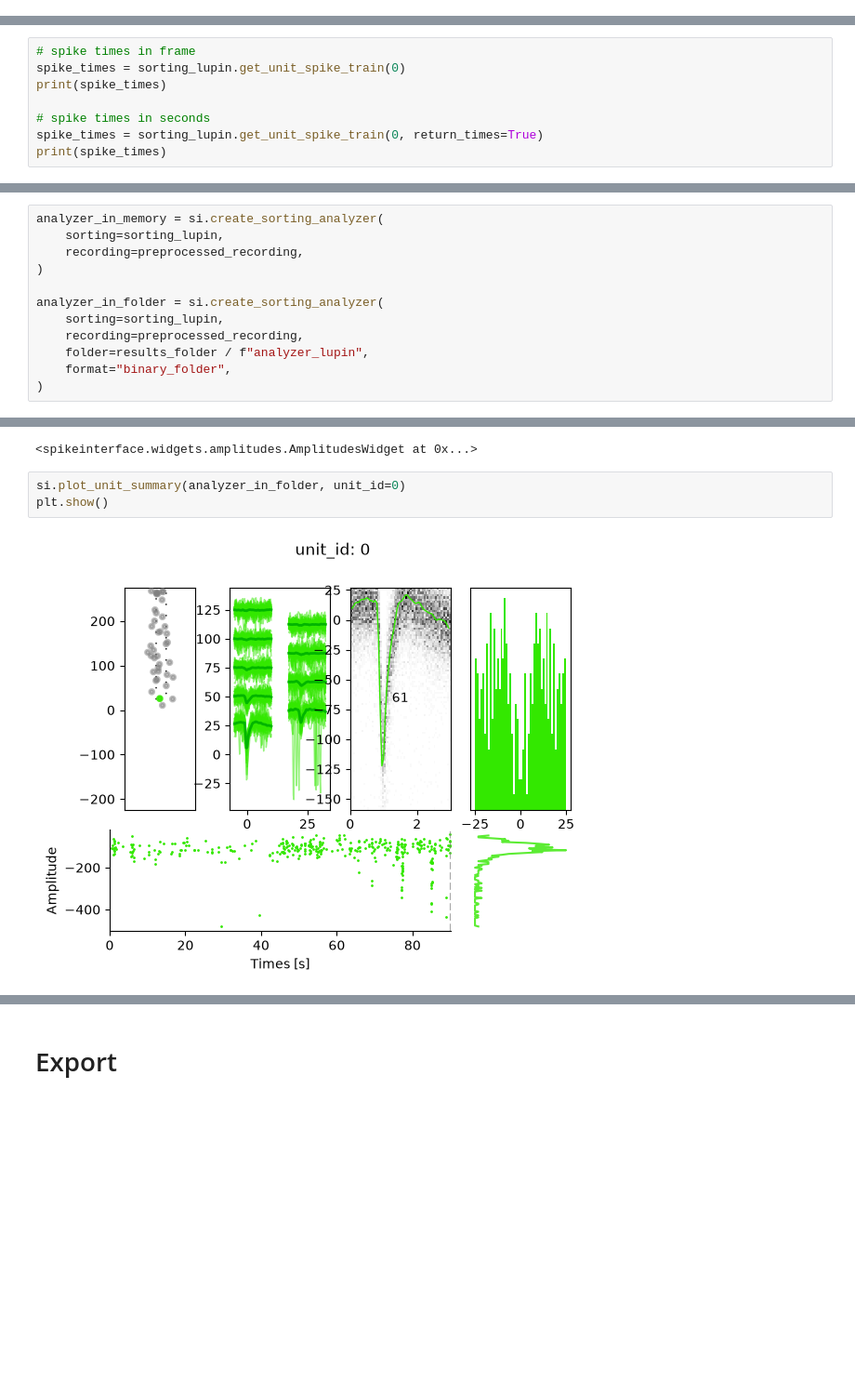
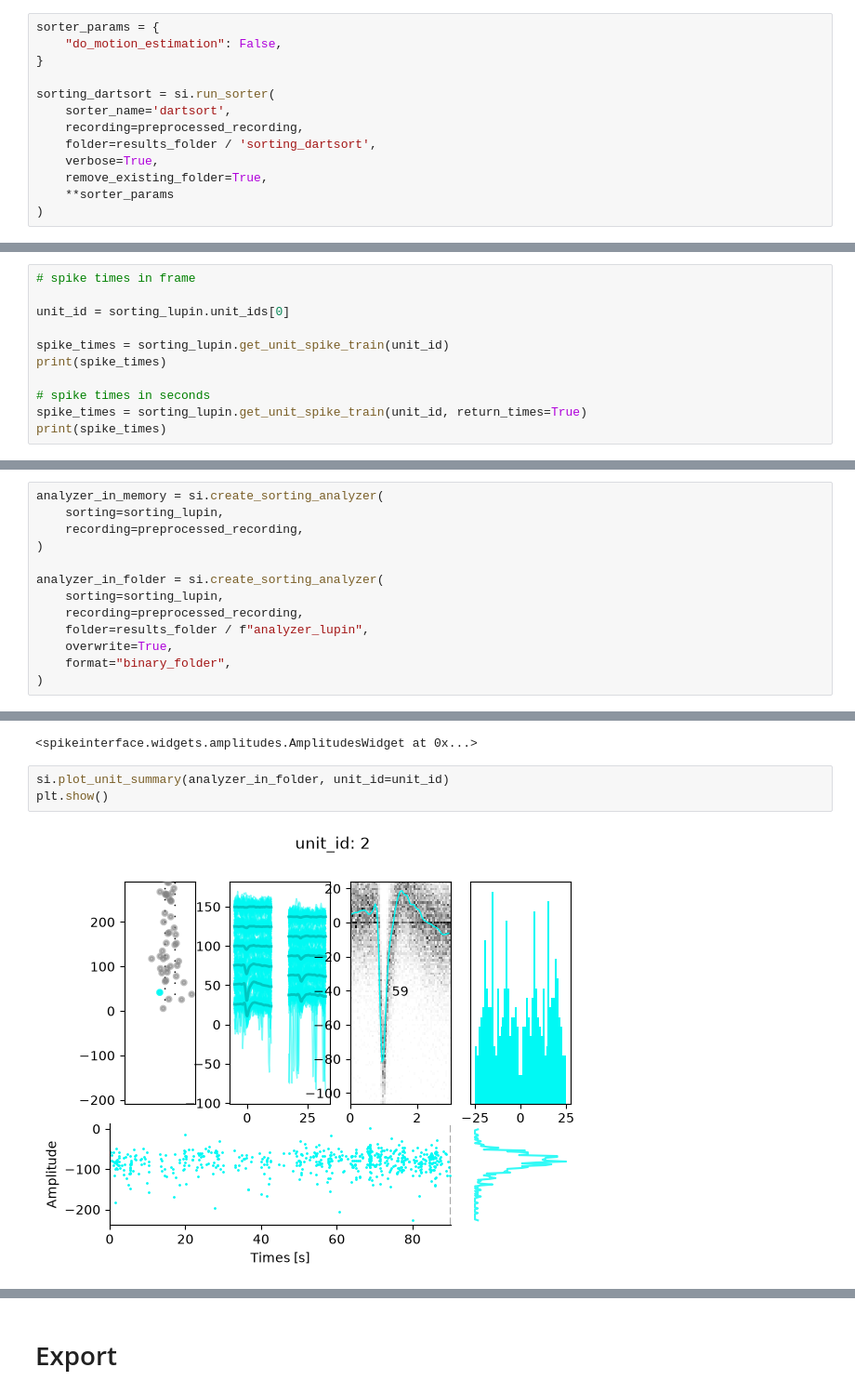
Before and after one commit to samuelgarcia/school_neuralnet_paris_2026, a Jupyter notebook: notebooks_sorting/Tutorial03-sorting-and-analysis.ipynb, the cells around one changed output, grey strips where cells are left out. Shown at 93% size. Cells and saved outputs as stored; diff of their text form; blank space fills up the shorter version.

```diff
--- a/notebooks_sorting/Tutorial03-sorting-and-analysis.ipynb
+++ b/notebooks_sorting/Tutorial03-sorting-and-analysis.ipynb
@@ -208,0 +213,13 @@ kilosort4 run time 18.29s
+# %%
+sorter_params = {
+    "do_motion_estimation": False,
+}
+
+sorting_dartsort = si.run_sorter(
+    sorter_name='dartsort',
+    recording=preprocessed_recording,
+    folder=results_folder / 'sorting_dartsort',
+    verbose=True,
+    remove_existing_folder=True,
+    **sorter_params
+)
@@ -214,10 +239,13 @@ As we'll see, the main output of a `SpikeInterface` pipeline is the `SortingAnal
 ## Get spike trains
 # %%
 # spike times in frame
-spike_times = sorting_lupin.get_unit_spike_train(0)
+
+unit_id = sorting_lupin.unit_ids[0]
+
+spike_times = sorting_lupin.get_unit_spike_train(unit_id)
 print(spike_times)
 
 # spike times in seconds
-spike_times = sorting_lupin.get_unit_spike_train(0, return_times=True)
+spike_times = sorting_lupin.get_unit_spike_train(unit_id, return_times=True)
 print(spike_times)
 # %% [output]
@@ -289,6 +317,7 @@ analyzer_in_folder = si.create_sorting_analyzer(
     sorting=sorting_lupin,
     recording=preprocessed_recording,
     folder=results_folder / f"analyzer_lupin",
+    overwrite=True,
     format="binary_folder",
 )
 # %% [markdown]
@@ -385,9 +414,9 @@ si.plot_amplitudes(analyzer_in_folder, backend="ipywidgets")
 AppLayout(children=(VBox(children=(UnitSelector(children=(Label(value='Units', layout=Layout(justify_content='…
 <spikeinterface.widgets.amplitudes.AmplitudesWidget at 0x...>
 # %%
-si.plot_unit_summary(analyzer_in_folder, unit_id=0)
+si.plot_unit_summary(analyzer_in_folder, unit_id=unit_id)
 plt.show()
 # %% [output]
-[figure, old version]
+[figure, new version]
 # %%
 si.plot_quality_metrics(analyzer_in_folder, backend="ipywidgets")
```
Also changed, not shown: parts of 18 cells of this notebook, 4 other files.
